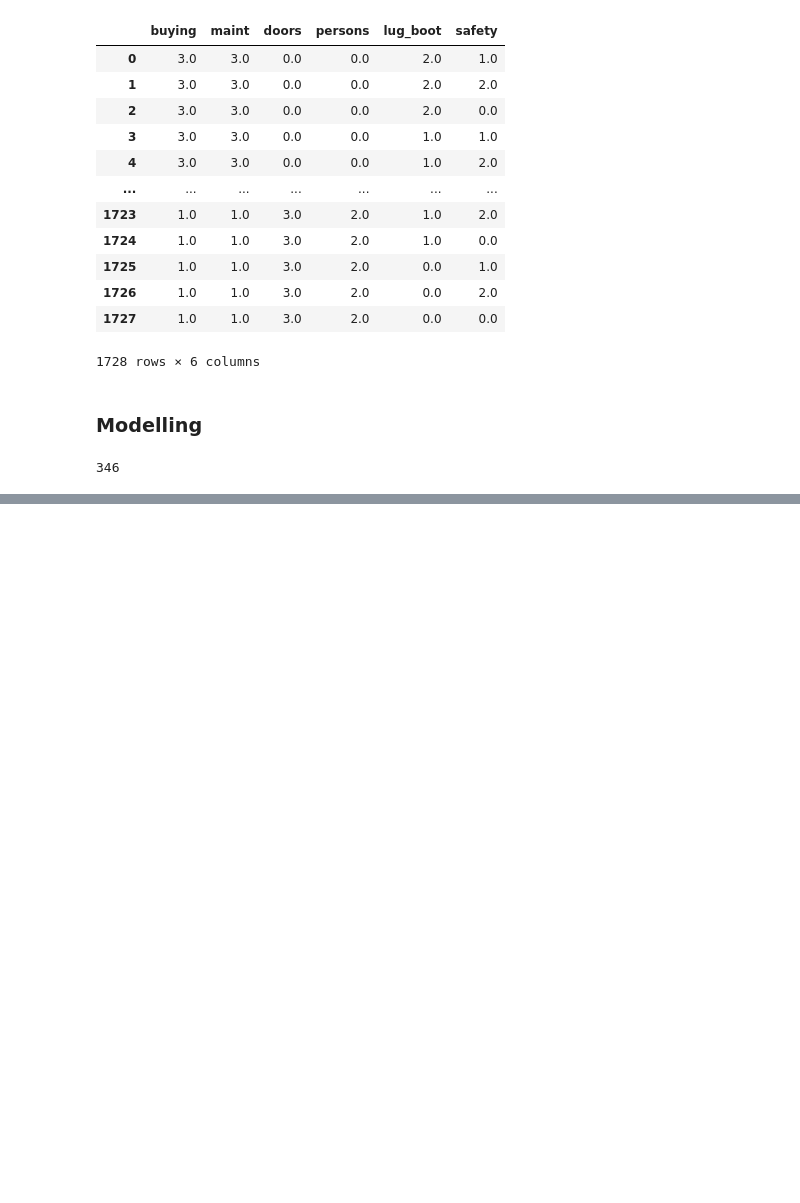
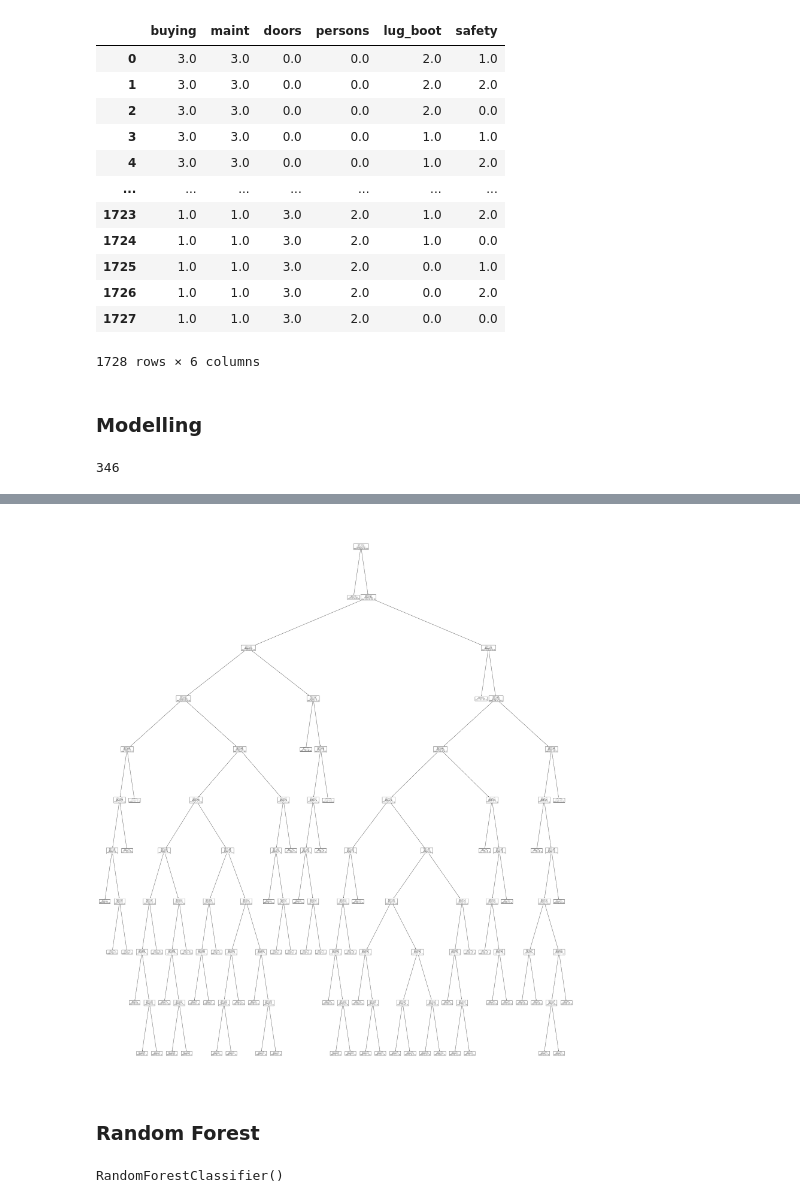
Before and after one commit to vincm1/UCI_car_data, a Jupyter notebook: UCI car evaluation set.ipynb, the cells around one changed output, grey strips where cells are left out. Cells and saved outputs as stored; diff of their text form; code cells hidden in the pictures; blank space fills up the shorter version.

Commit message:
Random Forest
Inserted second model: Random Forest

```diff
--- a/UCI car evaluation set.ipynb
+++ b/UCI car evaluation set.ipynb
@@ -150,6 +151,6 @@ from sklearn.tree import DecisionTreeClassifier
 from sklearn.metrics import accuracy_score, confusion_matrix, classification_report
-# %%
-tree = DecisionTreeClassifier()
+# %%
+tree1 = DecisionTreeClassifier(max_depth=10)
 # %%
-tree.fit(X_train,y_train)
+tree1.fit(X_train,y_train)
 # %% [output]
@@ -182,0 +184,8 @@ weighted avg       0.97      0.97      0.97       346
+# %%
+plt.figure(figsize=(50,60))
+tree.plot_tree(tree1.fit(X_train, y_train))
+plt.show()
+# %% [output]
+[figure, added]
+# %% [markdown]
+### Random Forest
@@ -182,0 +196,4 @@ weighted avg       0.97      0.97      0.97       346
+# %%
+rclf.fit(X_train, y_train)
+# %% [output]
+RandomForestClassifier()
```
Also changed, not shown: parts of 21 cells of this notebook.
